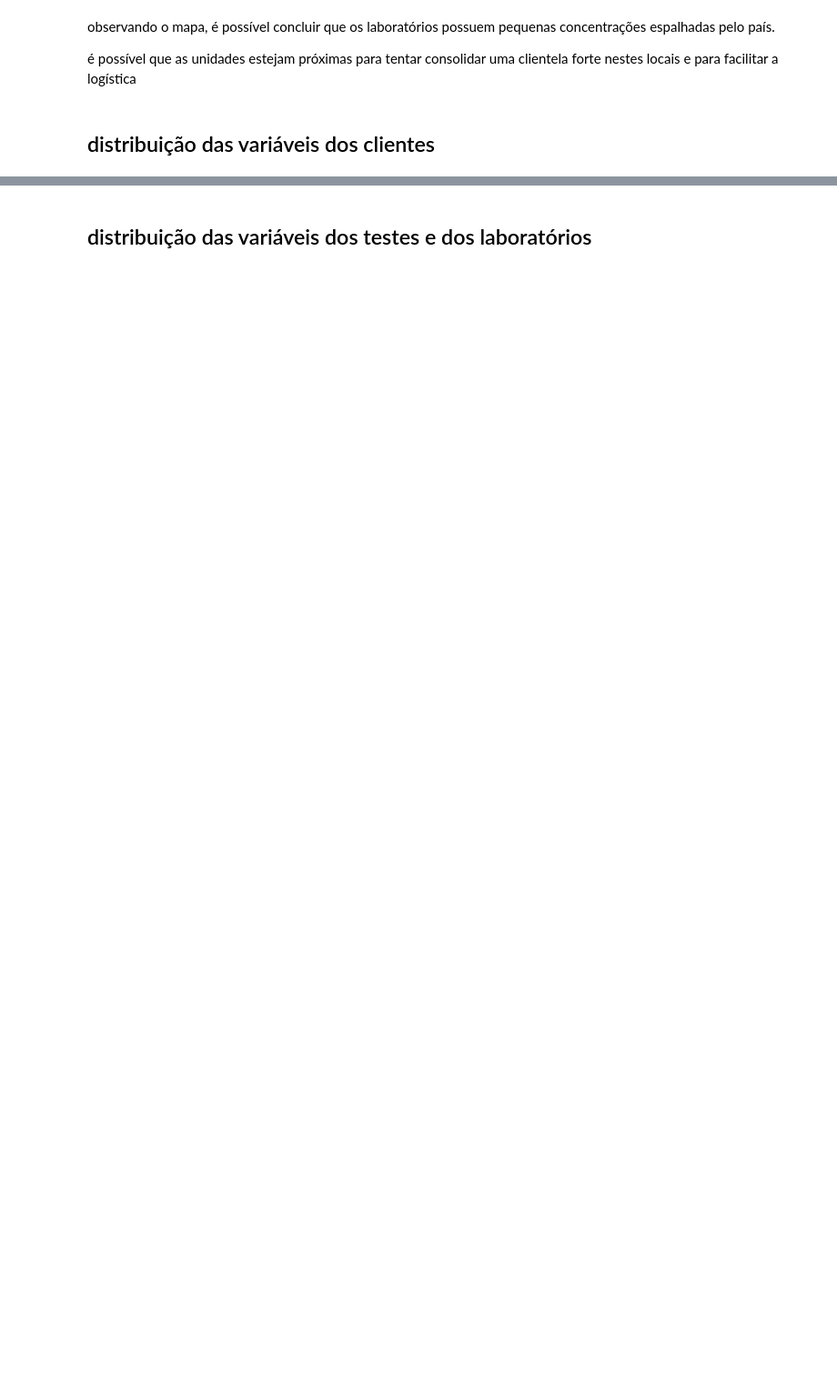
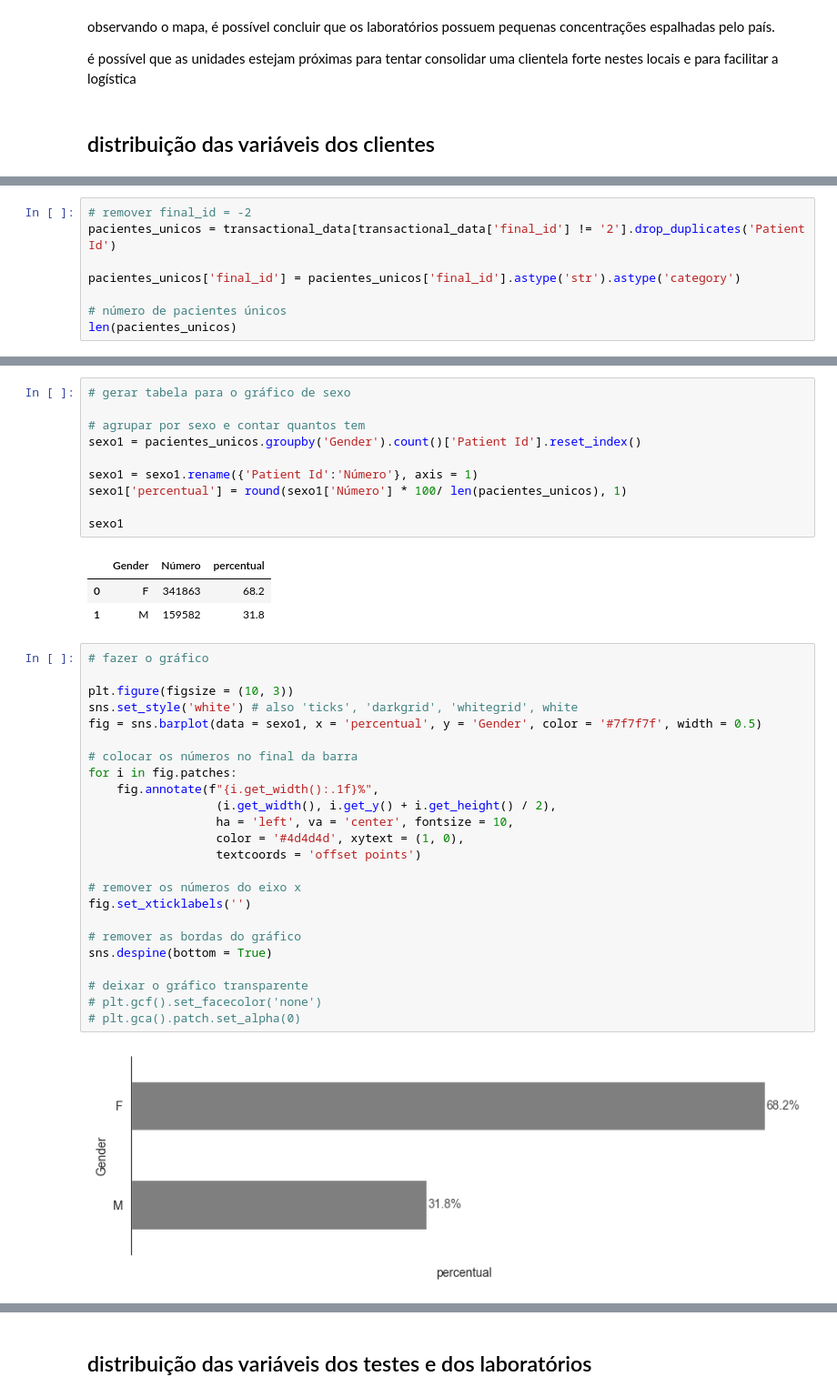
Before and after one commit to leticiafaria7/case-elogroup, a Jupyter notebook: 2_analise-exploratoria.ipynb, the cells around one changed output, grey strips where cells are left out. Shown at 91% size. Saved outputs shown, nothing was run; the diff lists cells and outputs as text; blank space fills up the shorter version.

```diff
--- a/2_analise-exploratoria.ipynb
+++ b/2_analise-exploratoria.ipynb
@@ -131,0 +158,8 @@ observando o mapa, é possível concluir que os laboratórios possuem pequenas c
+# %%
+# remover final_id = -2
+pacientes_unicos = transactional_data[transactional_data['final_id'] != '2'].drop_duplicates('Patient Id')
+
+pacientes_unicos['final_id'] = pacientes_unicos['final_id'].astype('str').astype('category')
+
+# número de pacientes únicos
+len(pacientes_unicos)
@@ -131,0 +170,40 @@ observando o mapa, é possível concluir que os laboratórios possuem pequenas c
+# %%
+# gerar tabela para o gráfico de sexo
+
+# agrupar por sexo e contar quantos tem
+sexo1 = pacientes_unicos.groupby('Gender').count()['Patient Id'].reset_index()
+
+sexo1 = sexo1.rename({'Patient Id':'Número'}, axis = 1)
+sexo1['percentual'] = round(sexo1['Número'] * 100/ len(pacientes_unicos), 1)
+
+sexo1
+# %% [output]
+|  | Gender | Número | percentual |
+| 0 | F | 341863 | 68.2 |
+| 1 | M | 159582 | 31.8 |
+# %%
+# fazer o gráfico
+
+plt.figure(figsize = (10, 3))
+sns.set_style('white') # also 'ticks', 'darkgrid', 'whitegrid', white
+fig = sns.barplot(data = sexo1, x = 'percentual', y = 'Gender', color = '#7f7f7f', width = 0.5)
+
+# colocar os números no final da barra
+for i in fig.patches:
+    fig.annotate(f"{i.get_width():.1f}%",
+                  (i.get_width(), i.get_y() + i.get_height() / 2),
+                  ha = 'left', va = 'center', fontsize = 10,
+                  color = '#4d4d4d', xytext = (1, 0),
+                  textcoords = 'offset points')
+
+# remover os números do eixo x
+fig.set_xticklabels('')
+
+# remover as bordas do gráfico
+sns.despine(bottom = True)
+
+# deixar o gráfico transparente
+# plt.gcf().set_facecolor('none')
+# plt.gca().patch.set_alpha(0)
+# %% [output]
+[figure, added]
```
Also changed, not shown: parts of 35 cells of this notebook.
